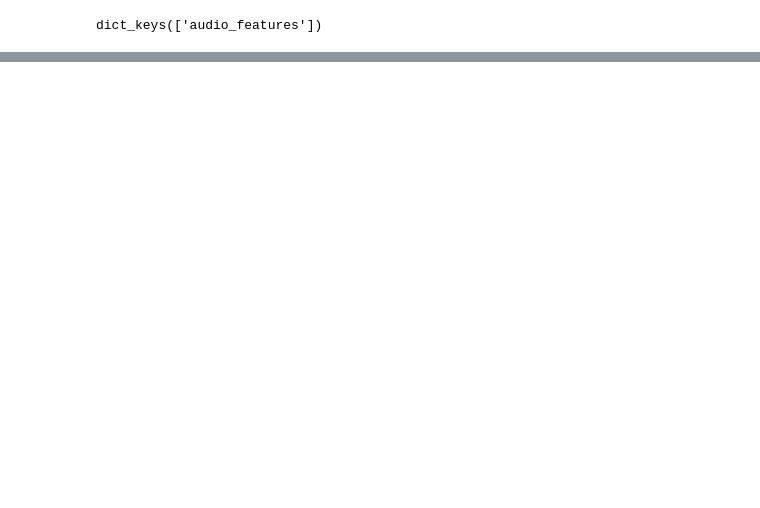
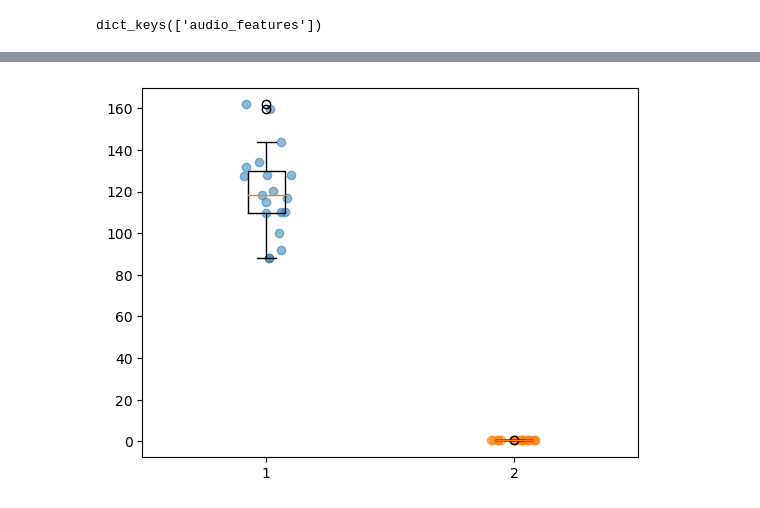
Before and after one commit to jaylenhicks/DataInEMAT2023, a Jupyter notebook: Analysis Report.ipynb, the cells around one changed output, grey strips where cells are left out. Saved outputs shown, nothing was run; the diff lists cells and outputs as text; code cells hidden in the pictures; blank space fills up the shorter version.

```diff
--- a/Analysis Report.ipynb
+++ b/Analysis Report.ipynb
@@ -194,0 +224,19 @@ The track feature that I chose are dancibility and tempo.
+# %%
+positions_tempo = positions_df['tempo']
+positions_danceability = positions_df['danceability']
+
+positionstemp_xs = [1]*len(positions_tempo)
+positionsdance_xs = [2]*len(positions_danceability)
+
+positionstemp_x_jitter = np.random.uniform(-0.10, .10, len(positionstemp_xs))
+positionsdance_x_jitter = np.random.uniform(-.10, .10, len(positionsdance_xs))
+
+fig2, ax2 = plt.subplots()
+ax2.boxplot(positions_tempo, positions = [1])
+ax2.boxplot (positions_danceability, positions = [2])
+ax2. scatter(positionstemp_xs + positionstemp_x_jitter, positions_tempo, alpha = .5)
+ax2. scatter(positionsdance_xs + positionsdance_x_jitter, positions_danceability, alpha = .5)
+
+plt.show()
+# %% [output]
+[figure, added]
```
Also changed, not shown: parts of 15 cells of this notebook.
